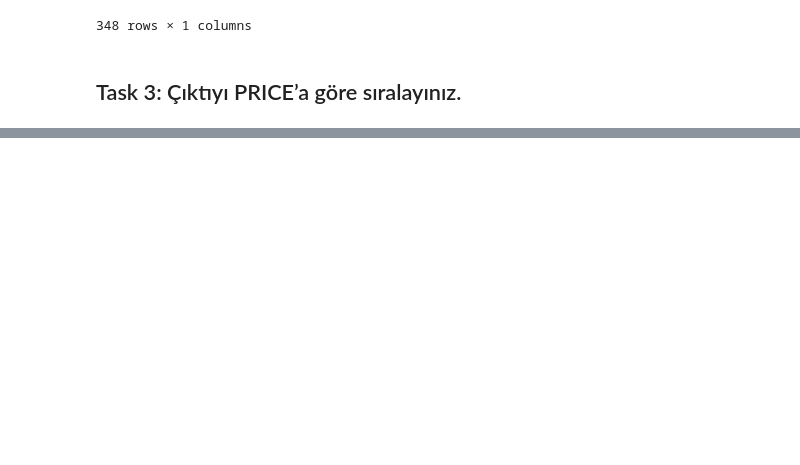
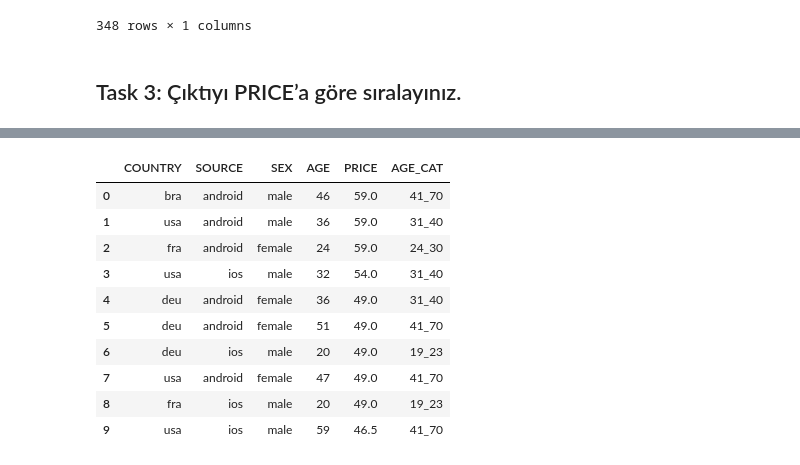
Before and after one commit to umutarsln/IOS-CustomerYield, a Jupyter notebook: main/main.ipynb, the cells around one changed output, grey strips where cells are left out. Cells and saved outputs as stored; diff of their text form; code cells hidden in the pictures; blank space fills up the shorter version.

```diff
--- a/main/main.ipynb
+++ b/main/main.ipynb
@@ -207,0 +218,14 @@ agg_df
+# %%
+agg_df.head(10)
+# %% [output]
+|  | COUNTRY | SOURCE | SEX | AGE | PRICE | AGE_CAT |
+| 0 | bra | android | male | 46 | 59.0 | 41_70 |
+| 1 | usa | android | male | 36 | 59.0 | 31_40 |
+| 2 | fra | android | female | 24 | 59.0 | 24_30 |
+| 3 | usa | ios | male | 32 | 54.0 | 31_40 |
+| 4 | deu | android | female | 36 | 49.0 | 31_40 |
+| 5 | deu | android | female | 51 | 49.0 | 41_70 |
+| 6 | deu | ios | male | 20 | 49.0 | 19_23 |
+| 7 | usa | android | female | 47 | 49.0 | 41_70 |
+| 8 | fra | ios | male | 20 | 49.0 | 19_23 |
+| 9 | usa | ios | male | 59 | 46.5 | 41_70 |
```
Also changed, not shown: parts of 12 cells of this notebook.
